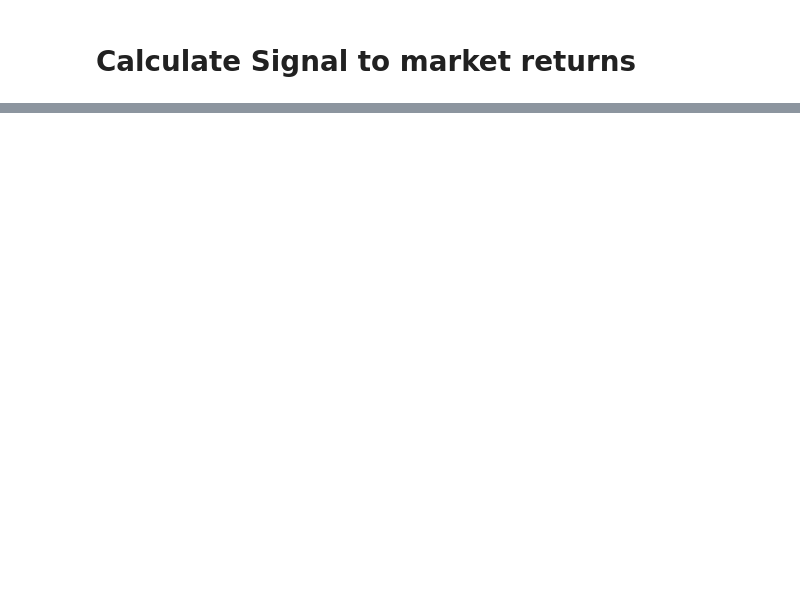
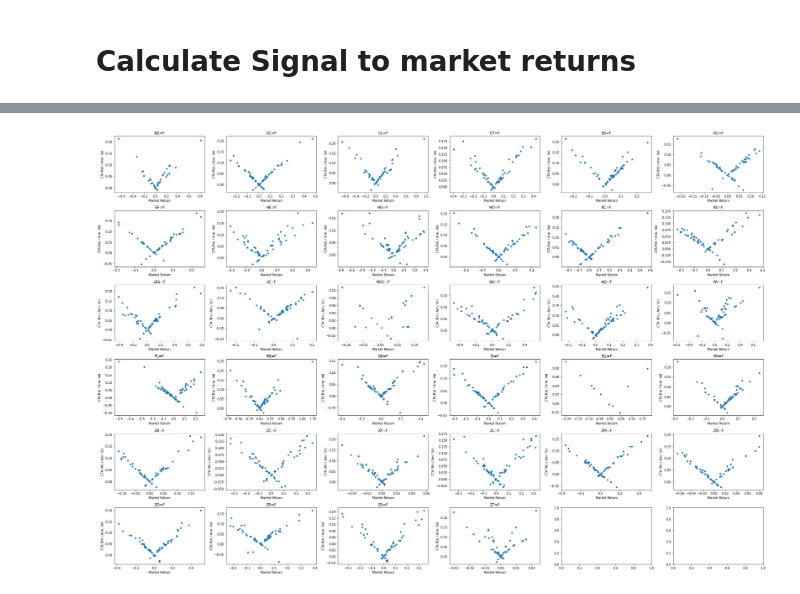
Before and after one commit to diegodalvarez/TrendisNotDead, a Jupyter notebook: TrendisNotDead.ipynb, the cells around one changed output, grey strips where cells are left out. Saved outputs shown, nothing was run; the diff lists cells and outputs as text; code cells hidden in the pictures; blank space fills up the shorter version.

```diff
--- a/TrendisNotDead.ipynb
+++ b/TrendisNotDead.ipynb
@@ -166,0 +243,31 @@ df_signal.query("ticker == 'CC=F'").plot(kind = "scatter", x = "value", y = "sig
+# %%
+tickers = df_cta.variable.drop_duplicates().to_list()
+fig, axes = plt.subplots(ncols = 6, nrows = 6, figsize = (30,20))
+
+counter = 0
+for i in range(6):
+    for j in range(6):
+
+        try:
+
+            ticker = tickers[counter]
+
+            (df_cta.query(
+                "variable == @ticker").
+                plot(
+                    kind = "scatter",
+                    x = "rtn", y = "cta_rr",
+                    ax = axes[i,j],
+                    title = ticker,
+                    ylabel = "CTA Rtn / Ann. Vol",
+                    xlabel = "Market Return"))
+
+            counter += 1
+
+        except: pass
+
+
+plt.tight_layout()
+plt.show()
+# %% [output]
+[figure, added]
```
Also changed, not shown: parts of 10 cells of this notebook.
